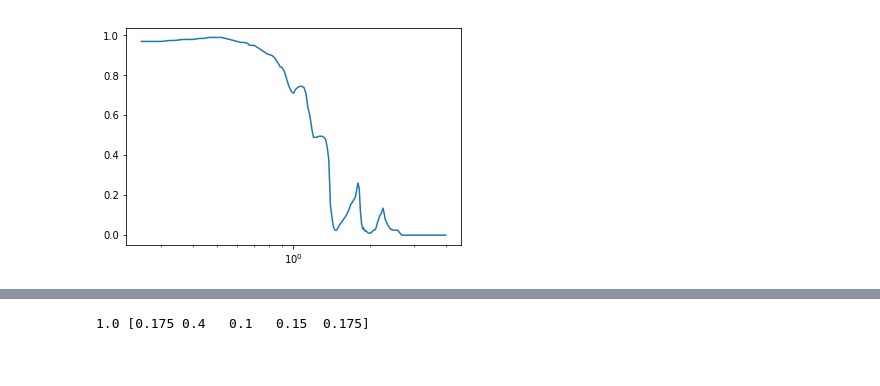
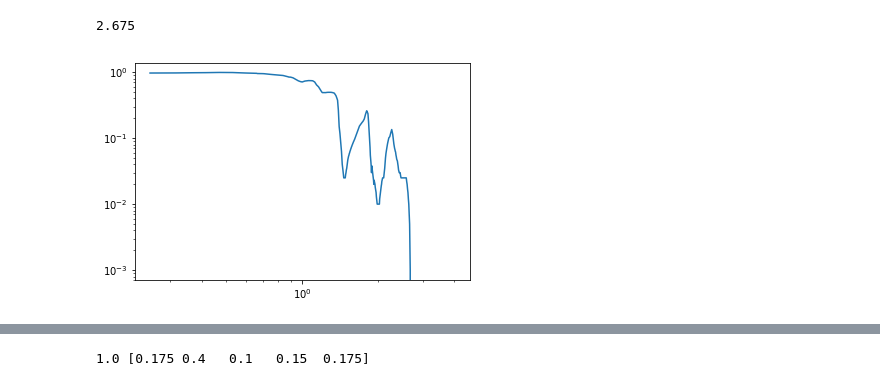
Before and after one commit to alphaparrot/exoplasim-legacy, a Jupyter notebook: plasim/src/specs/combinedspec-snow_ice.ipynb, the cells around one changed output, grey strips where cells are left out. Saved outputs shown, nothing was run; the diff lists cells and outputs as text; code cells hidden in the pictures.

```diff
--- a/plasim/src/specs/combinedspec-snow_ice.ipynb
+++ b/plasim/src/specs/combinedspec-snow_ice.ipynb
@@ -51,11 +51,16 @@ sbdarti = np.concatenate((np.array([.970,.970,.970,.970,.970,.970,.970,.970,.970
 wlalb2 = np.zeros(len(sbdarti))
 for n in range(0,len(wlalb2)):
     wlalb2[n] = 0.25 + (4.0-0.25)*float(n)/(len(wlalb2)-1)
+# %%
+wlalb2[np.argwhere(sbdarti>0)[-1][0]]
+# %% [output]
+2.675
 # %%
 plt.plot(wlalb2,sbdarti)
 plt.xscale('log')
+plt.yscale('log')
 # %% [output]
-[figure, old version]
+[figure, new version]
 # %%
 manifest = {}
 with open("manifest.txt","r") as mn:
```
Also changed, not shown: parts of 5 cells of this notebook, 3 other files.
